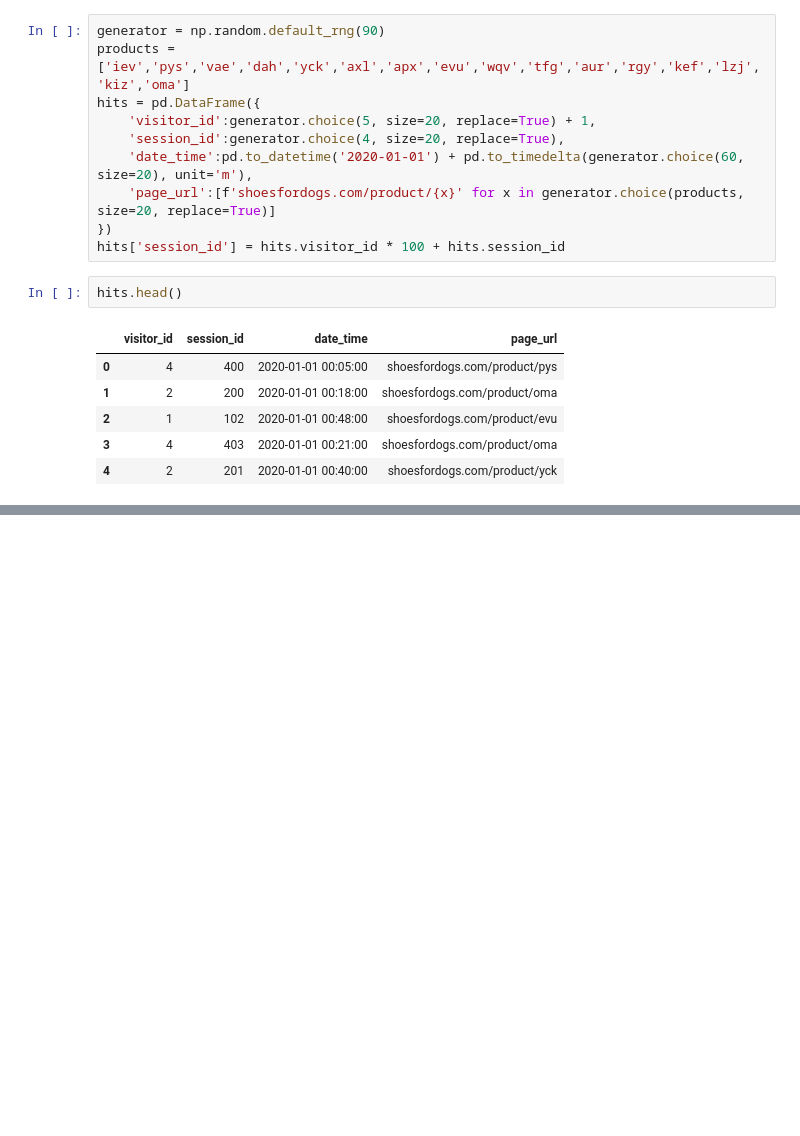
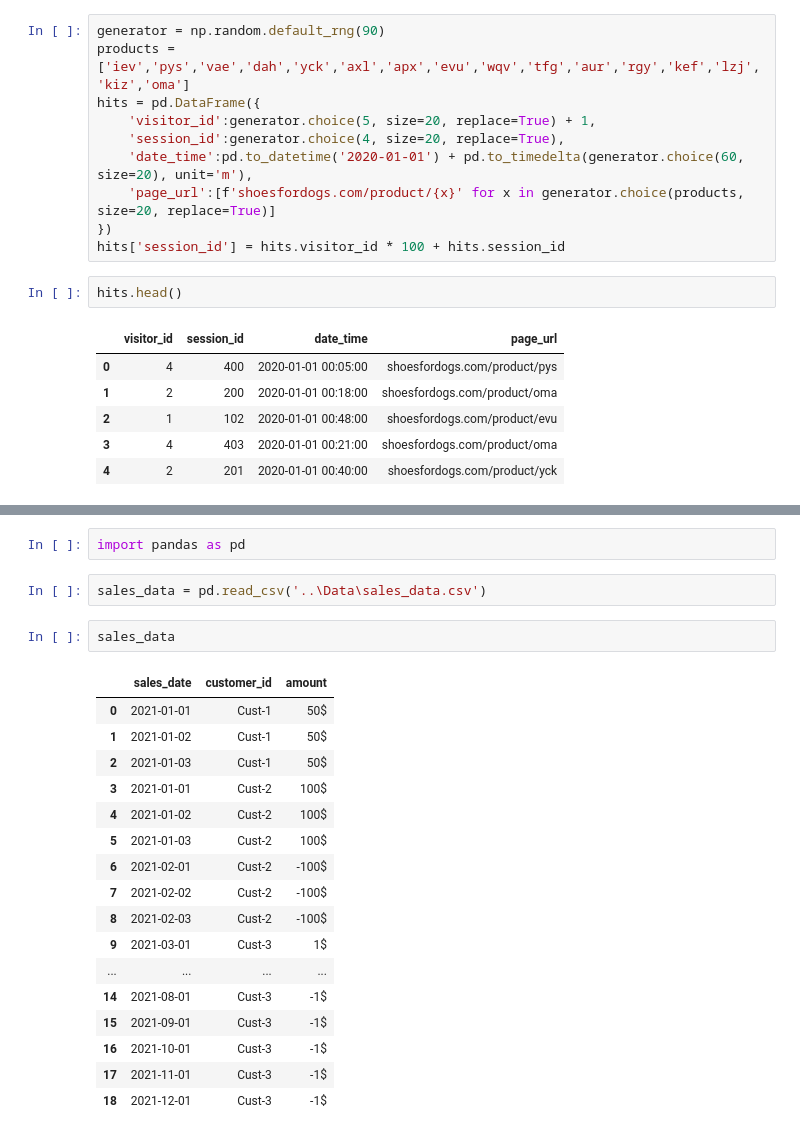
Before and after one commit to 986himanshu/Data-analysis-and-statistics, a Jupyter notebook: Experiment/Pandas.ipynb, the cells around one changed output, grey strips where cells are left out. Drawn from its saved outputs; the diff is of its cells as text; blank space fills up the shorter version.

```diff
--- a/Experiment/Pandas.ipynb
+++ b/Experiment/Pandas.ipynb
@@ -562,0 +953,24 @@ pd.DataFrame.
+# %%
+import pandas as pd
+# %%
+sales_data = pd.read_csv('..\Data\sales_data.csv')
+# %%
+sales_data
+# %% [output]
+|  | sales_date | customer_id | amount |
+| 0 | 2021-01-01 | Cust-1 | 50$ |
+| 1 | 2021-01-02 | Cust-1 | 50$ |
+| 2 | 2021-01-03 | Cust-1 | 50$ |
+| 3 | 2021-01-01 | Cust-2 | 100$ |
+| 4 | 2021-01-02 | Cust-2 | 100$ |
+| 5 | 2021-01-03 | Cust-2 | 100$ |
+| 6 | 2021-02-01 | Cust-2 | -100$ |
+| 7 | 2021-02-02 | Cust-2 | -100$ |
+| 8 | 2021-02-03 | Cust-2 | -100$ |
+| 9 | 2021-03-01 | Cust-3 | 1$ |
+| ... | ... | ... | ... |
+| 14 | 2021-08-01 | Cust-3 | -1$ |
+| 15 | 2021-09-01 | Cust-3 | -1$ |
+| 16 | 2021-10-01 | Cust-3 | -1$ |
+| 17 | 2021-11-01 | Cust-3 | -1$ |
+| 18 | 2021-12-01 | Cust-3 | -1$ |
```
Also changed, not shown: parts of 60 cells of this notebook, 8 other files.
